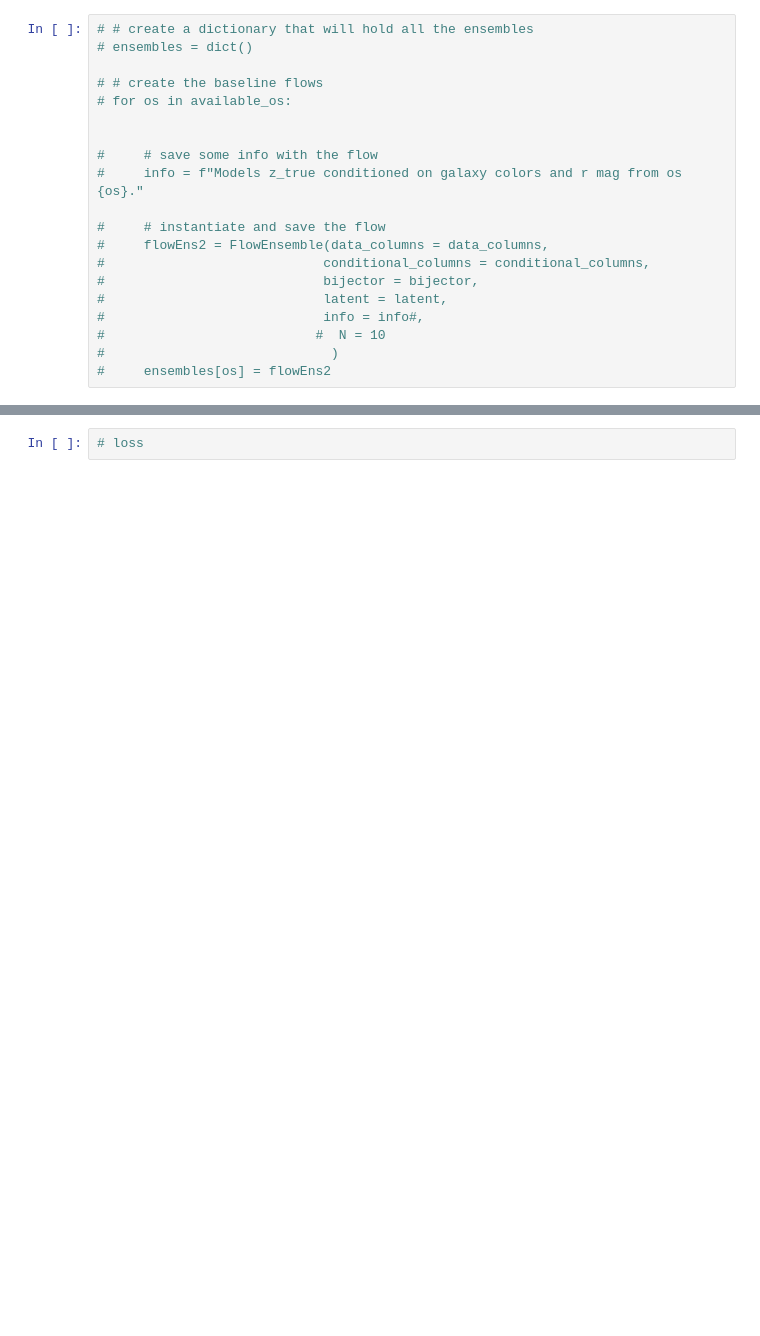
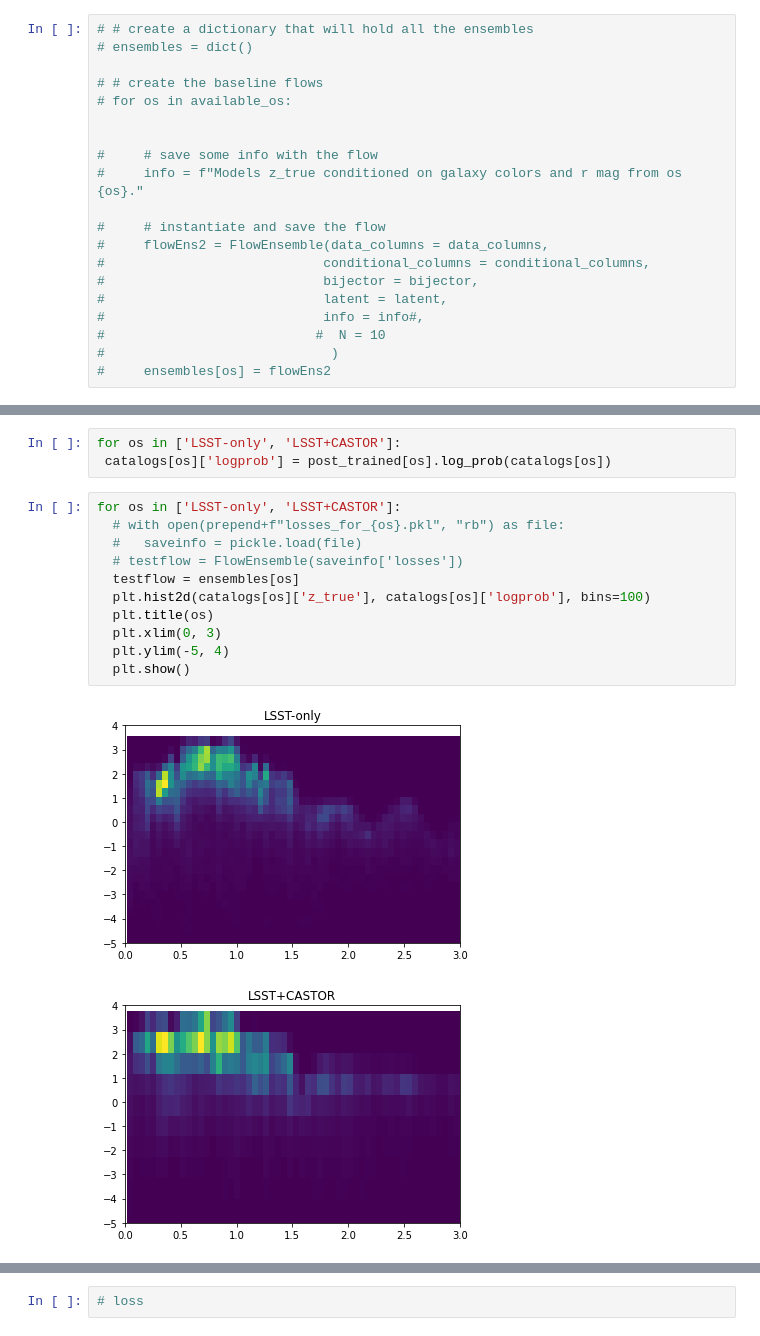
Before and after one commit to aimalz/CASTORpz, a Jupyter notebook: TheLastMetric.ipynb, the cells around one changed output, grey strips where cells are left out. Drawn from its saved outputs; the diff is of its cells as text; blank space fills up the shorter version.

```diff
--- a/TheLastMetric.ipynb
+++ b/TheLastMetric.ipynb
@@ -419,0 +474,17 @@ Text(0.5, 0, '$\\mathbb{E}_{z, x_{phot}} \\left[ q_\\theta(z | x_{phot}) \\right
+# %%
+for os in ['LSST-only', 'LSST+CASTOR']:
+ catalogs[os]['logprob'] = post_trained[os].log_prob(catalogs[os])
+# %%
+for os in ['LSST-only', 'LSST+CASTOR']:
+  # with open(prepend+f"losses_for_{os}.pkl", "rb") as file:
+  #   saveinfo = pickle.load(file)
+  # testflow = FlowEnsemble(saveinfo['losses'])
+  testflow = ensembles[os]
+  plt.hist2d(catalogs[os]['z_true'], catalogs[os]['logprob'], bins=100)
+  plt.title(os)
+  plt.xlim(0, 3)
+  plt.ylim(-5, 4)
+  plt.show()
+# %% [output]
+[figure, added]
+[figure, added]
```
Also changed, not shown: parts of 14 cells of this notebook.
